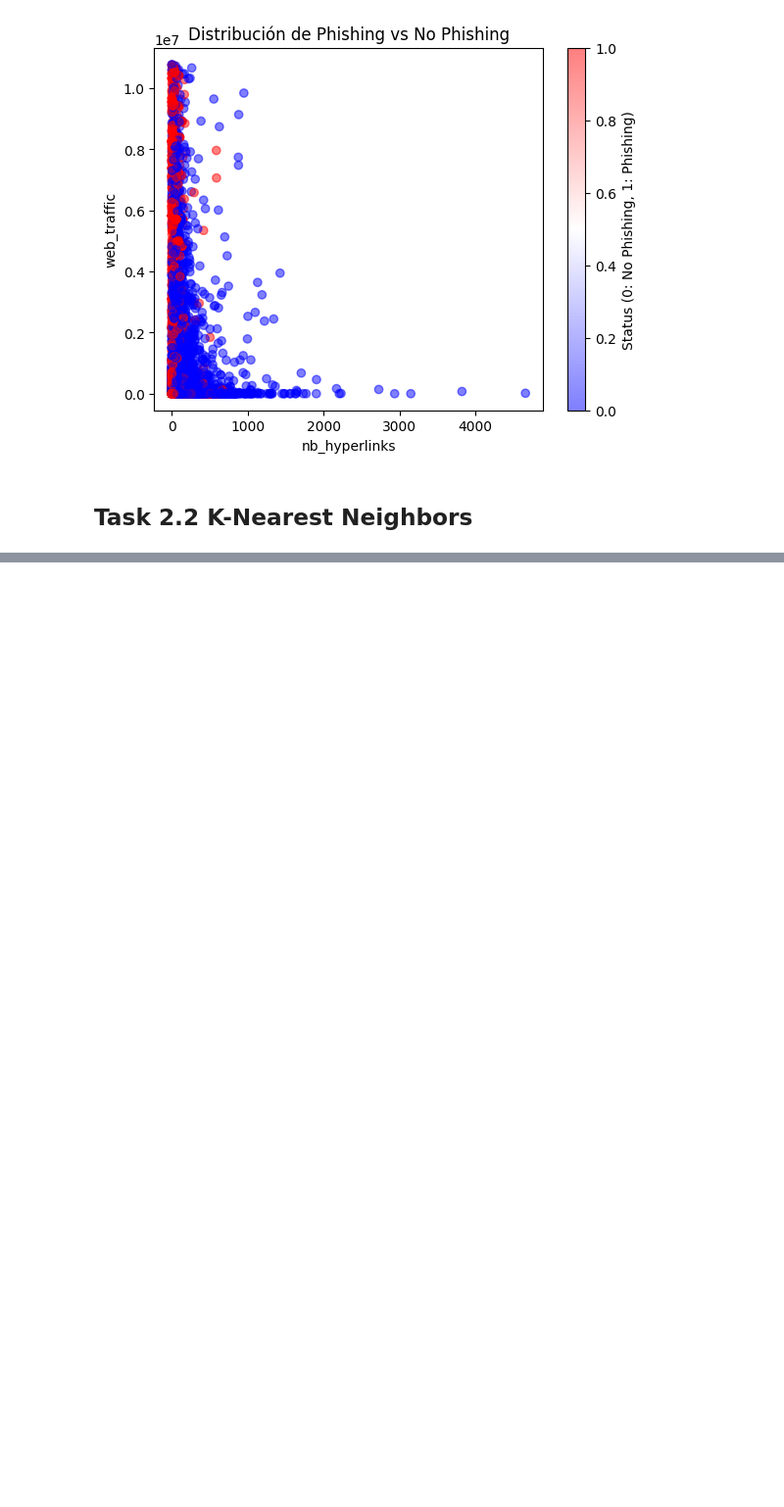
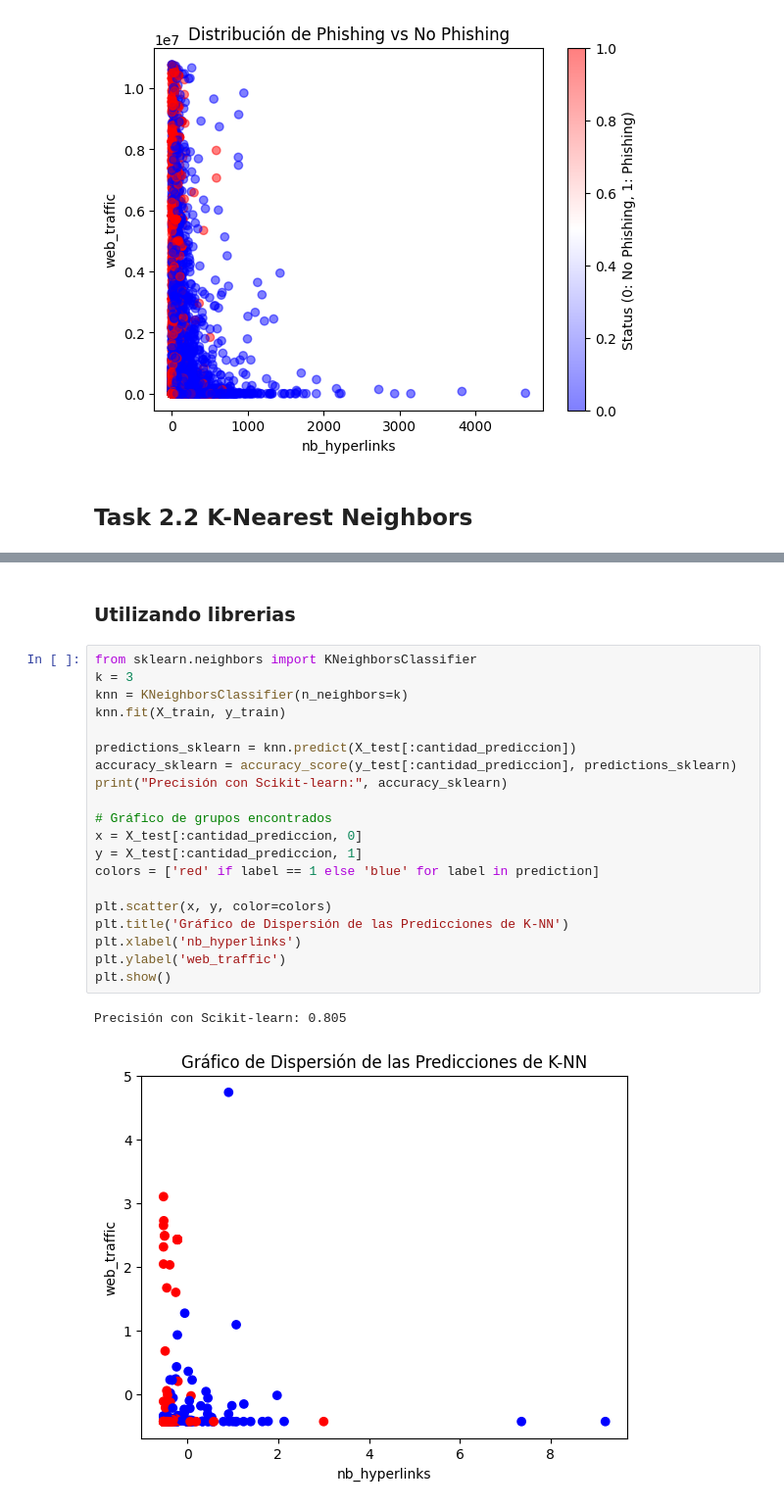
Before and after one commit to DanielMorales1103/IA-lab1, a Jupyter notebook: lab01.ipynb, the cells around one changed output, grey strips where cells are left out. Shown at 98% size. Drawn from its saved outputs; the diff is of its cells as text; blank space fills up the shorter version.

```diff
--- a/lab01.ipynb
+++ b/lab01.ipynb
@@ -189,0 +243,25 @@ IndexError: only integers, slices (`:`), ellipsis (`...`), numpy.newaxis (`None`
+# %% [markdown]
+### Utilizando librerias
+# %%
+from sklearn.neighbors import KNeighborsClassifier
+k = 3
+knn = KNeighborsClassifier(n_neighbors=k)
+knn.fit(X_train, y_train)
+
+predictions_sklearn = knn.predict(X_test[:cantidad_prediccion])
+accuracy_sklearn = accuracy_score(y_test[:cantidad_prediccion], predictions_sklearn)
+print("Precisión con Scikit-learn:", accuracy_sklearn)
+
+# Gráfico de grupos encontrados
+x = X_test[:cantidad_prediccion, 0]
+y = X_test[:cantidad_prediccion, 1]
+colors = ['red' if label == 1 else 'blue' for label in prediction]
+
+plt.scatter(x, y, color=colors)
+plt.title('Gráfico de Dispersión de las Predicciones de K-NN')
+plt.xlabel('nb_hyperlinks')
+plt.ylabel('web_traffic')
+plt.show()
+# %% [output]
+Precisión con Scikit-learn: 0.805
+[figure, added]
```
Also changed, not shown: parts of 6 cells of this notebook.
